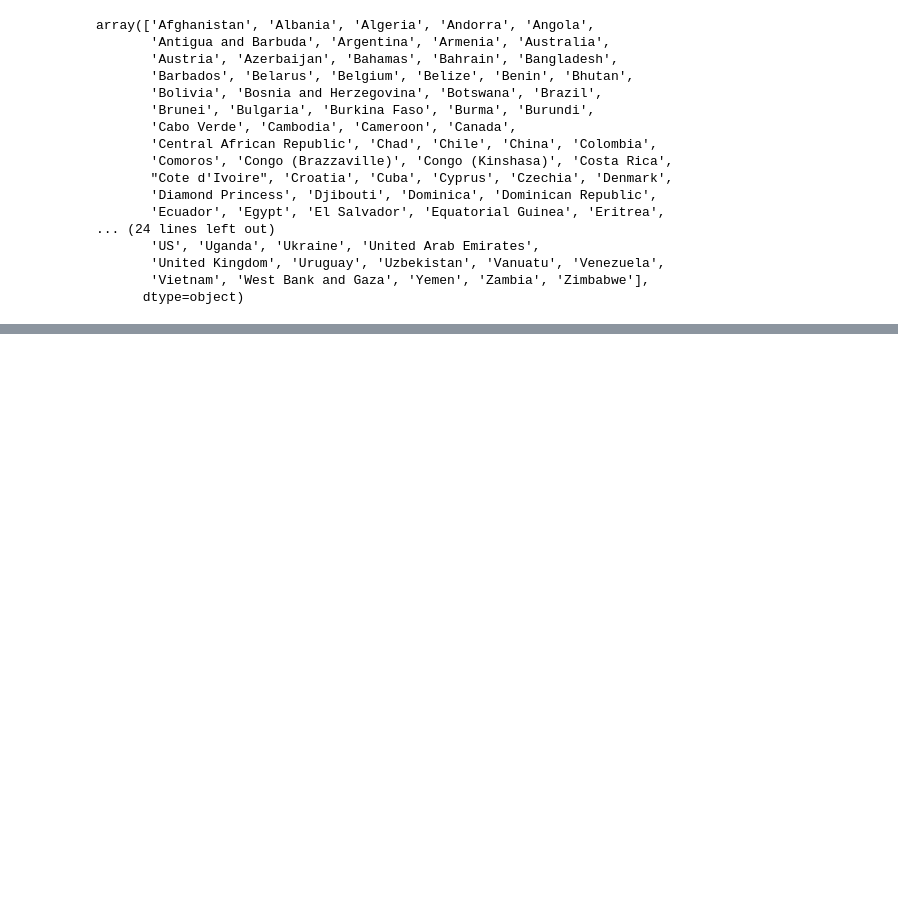
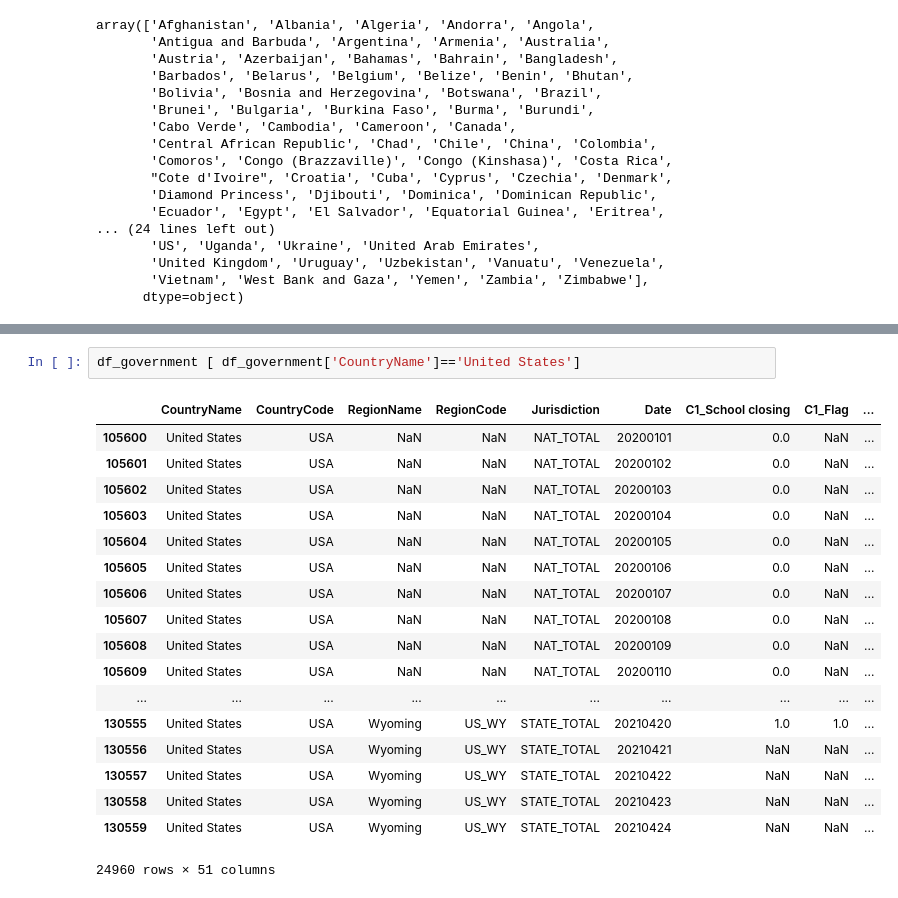
Before and after one commit to xiaolng/GSGHack_project10, a Jupyter notebook: plot_time_series.ipynb, the cells around one changed output, grey strips where cells are left out. Cells and saved outputs as stored; diff of their text form; blank space fills up the shorter version.

```diff
--- a/plot_time_series.ipynb
+++ b/plot_time_series.ipynb
@@ -164,0 +178,21 @@ df_government [ df_government['CountryName']=='China']
+# %%
+df_government [ df_government['CountryName']=='United States']
+# %% [output]
+|  | CountryName | CountryCode | RegionName | RegionCode | Jurisdiction | Date | C1_School closing | C1_Flag | ... |
+| 105600 | United States | USA | NaN | NaN | NAT_TOTAL | 20200101 | 0.0 | NaN | ... |
+| 105601 | United States | USA | NaN | NaN | NAT_TOTAL | 20200102 | 0.0 | NaN | ... |
+| 105602 | United States | USA | NaN | NaN | NAT_TOTAL | 20200103 | 0.0 | NaN | ... |
+| 105603 | United States | USA | NaN | NaN | NAT_TOTAL | 20200104 | 0.0 | NaN | ... |
+| 105604 | United States | USA | NaN | NaN | NAT_TOTAL | 20200105 | 0.0 | NaN | ... |
+| 105605 | United States | USA | NaN | NaN | NAT_TOTAL | 20200106 | 0.0 | NaN | ... |
+| 105606 | United States | USA | NaN | NaN | NAT_TOTAL | 20200107 | 0.0 | NaN | ... |
+| 105607 | United States | USA | NaN | NaN | NAT_TOTAL | 20200108 | 0.0 | NaN | ... |
+| 105608 | United States | USA | NaN | NaN | NAT_TOTAL | 20200109 | 0.0 | NaN | ... |
+| 105609 | United States | USA | NaN | NaN | NAT_TOTAL | 20200110 | 0.0 | NaN | ... |
+| ... | ... | ... | ... | ... | ... | ... | ... | ... | ... |
+| 130555 | United States | USA | Wyoming | US_WY | STATE_TOTAL | 20210420 | 1.0 | 1.0 | ... |
+| 130556 | United States | USA | Wyoming | US_WY | STATE_TOTAL | 20210421 | NaN | NaN | ... |
+| 130557 | United States | USA | Wyoming | US_WY | STATE_TOTAL | 20210422 | NaN | NaN | ... |
+| 130558 | United States | USA | Wyoming | US_WY | STATE_TOTAL | 20210423 | NaN | NaN | ... |
+| 130559 | United States | USA | Wyoming | US_WY | STATE_TOTAL | 20210424 | NaN | NaN | ... |
+24960 rows × 51 columns
```
Also changed, not shown: parts of 3 cells of this notebook.
